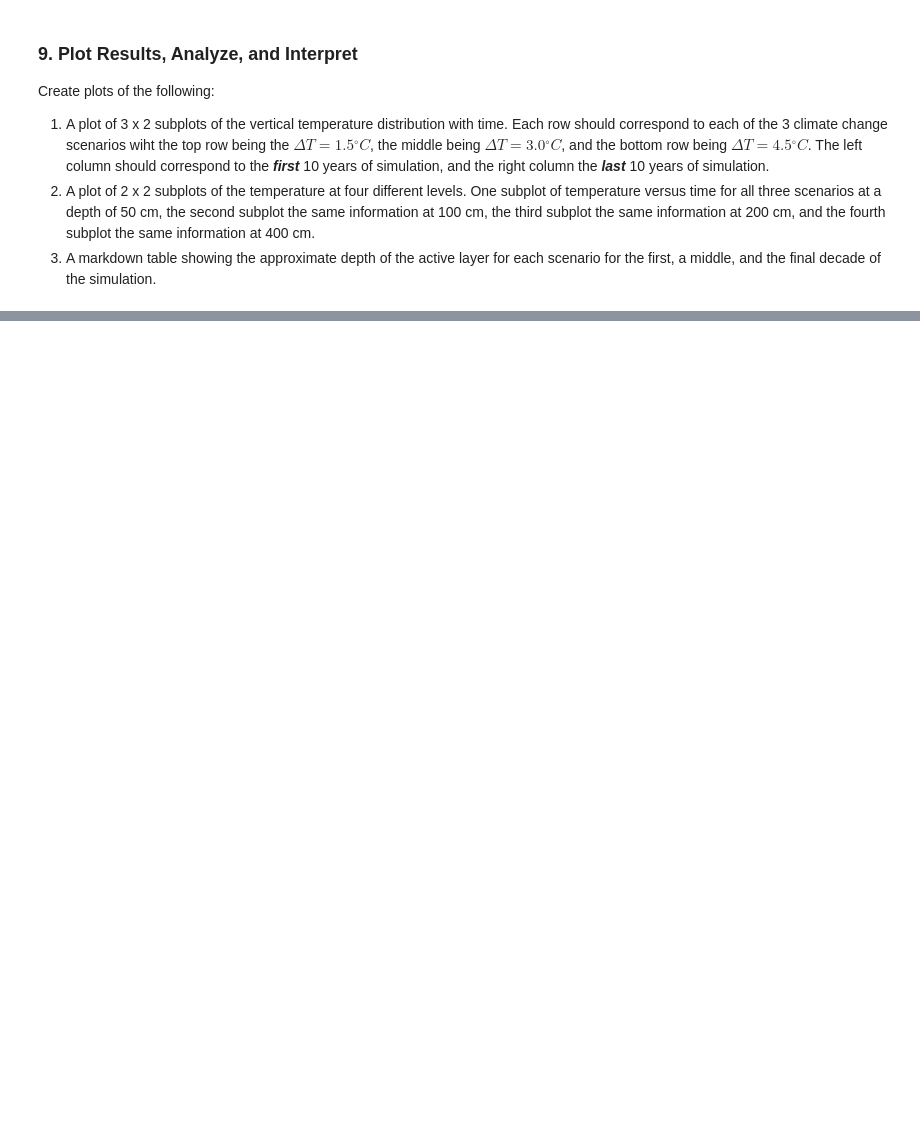
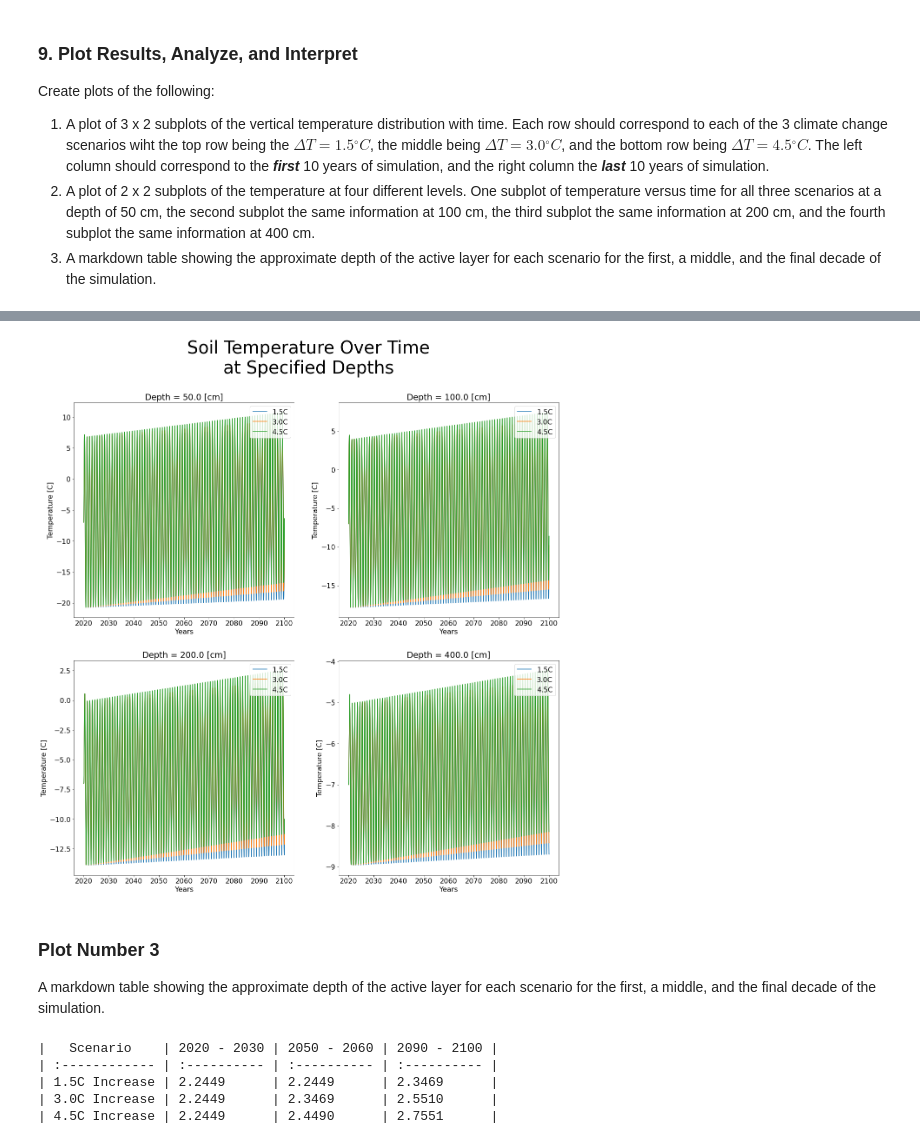
Before and after one commit to DamynChipman/geos518-fall-2021, a Jupyter notebook: mod03/mod03_1D-Diffusion-Assignment.ipynb, the cells around one changed output, grey strips where cells are left out. Drawn from its saved outputs; the diff is of its cells as text; code cells hidden in the pictures; blank space fills up the shorter version.

```diff
--- a/mod03/mod03_1D-Diffusion-Assignment.ipynb
+++ b/mod03/mod03_1D-Diffusion-Assignment.ipynb
@@ -185,0 +415,36 @@ Create plots of the following:
+# %%
+depths = np.array([
+	0.5, 1.0, 2.0, 4.0 # [m]
+])
+depth_indices = np.array([np.ceil(depth / scenarios['sim_data']['dz']) for depth in depths], dtype=int)
+
+labels = ['Depth = {} [cm]'.format(depth * 100) for depth in depths]
+
+fig, axes = plt.subplots(2, 2, figsize=(20,20))
+fig.suptitle('Soil Temperature Over Time\nat Specified Depths', size=40)
+
+
+
+for iplt in range(2):
+	for jplt in range(2):
+		nplt = jplt + iplt*2
+
+		subplot = axes[iplt, jplt]
+		depth_index = depth_indices[nplt]
+
+		for nn, scenario in enumerate([scenarios['1.5C'], scenarios['3.0C'], scenarios['4.5C']]):
+			scenario_name = scenario_names[nn]
+			subplot.plot(scenarios['sim_data']['time_steps'], scenario['temperature'][depth_index,:], label=scenario_name)
+			subplot.legend(loc='upper right')
+
+		subplot.set_title(labels[nplt])
+		subplot.set_xlabel('Years')
+		subplot.set_ylabel('Temperature [C]')
+
+plt.savefig('assets/plt2-soil_temps_at_depths.png')
+# %% [output]
+[figure, added]
+# %% [markdown]
+### Plot Number 3
+
+A markdown table showing the approximate depth of the active layer for each scenario for the first, a middle, and the final decade of the simulation.
@@ -185,0 +559,21 @@ Create plots of the following:
+# %%
+headings = ['Scenario', '2020 - 2030', '2050 - 2060', '2090 - 2100']
+data = [
+	('1.5C Increase', '{:.4f}'.format(active_layers[0,0]), '{:.4f}'.format(active_layers[0,1]), '{:.4f}'.format(active_layers[0,2])),
+	('3.0C Increase', '{:.4f}'.format(active_layers[1,0]), '{:.4f}'.format(active_layers[1,1]), '{:.4f}'.format(active_layers[1,2])),
+	('4.5C Increase', '{:.4f}'.format(active_layers[2,0]), '{:.4f}'.format(active_layers[2,1]), '{:.4f}'.format(active_layers[2,2])),
+]
+fields = [i for i in range(4)]
+align = [
+	('^', '<'),
+	('^', '<'),
+	('^', '<'),
+	('^', '<')
+]
+table(sys.stdout, data, fields, headings, alignment=align)
+# %% [output]
+|   Scenario    | 2020 - 2030 | 2050 - 2060 | 2090 - 2100 |
+| :------------ | :---------- | :---------- | :---------- |
+| 1.5C Increase | 2.2449      | 2.2449      | 2.3469      |
+| 3.0C Increase | 2.2449      | 2.3469      | 2.5510      |
+| 4.5C Increase | 2.2449      | 2.4490      | 2.7551      |
```
Also changed, not shown: parts of 31 cells of this notebook, 4 other files.
